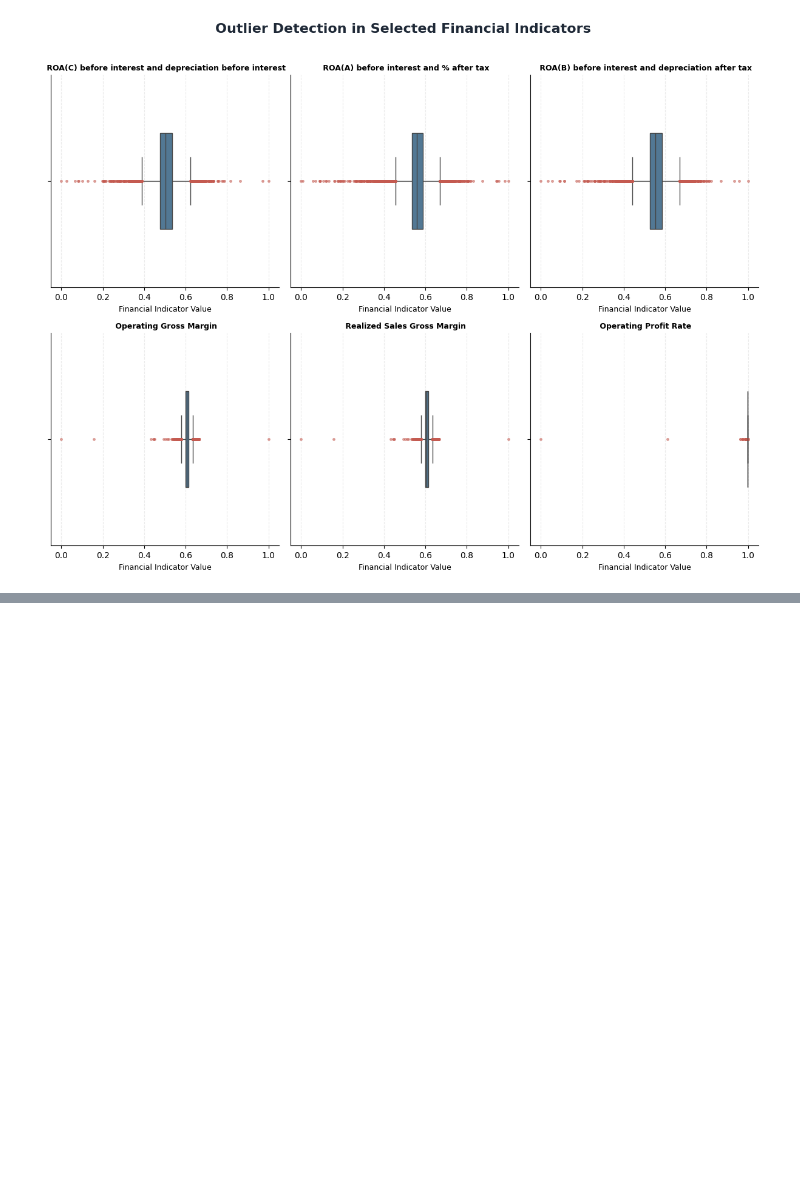
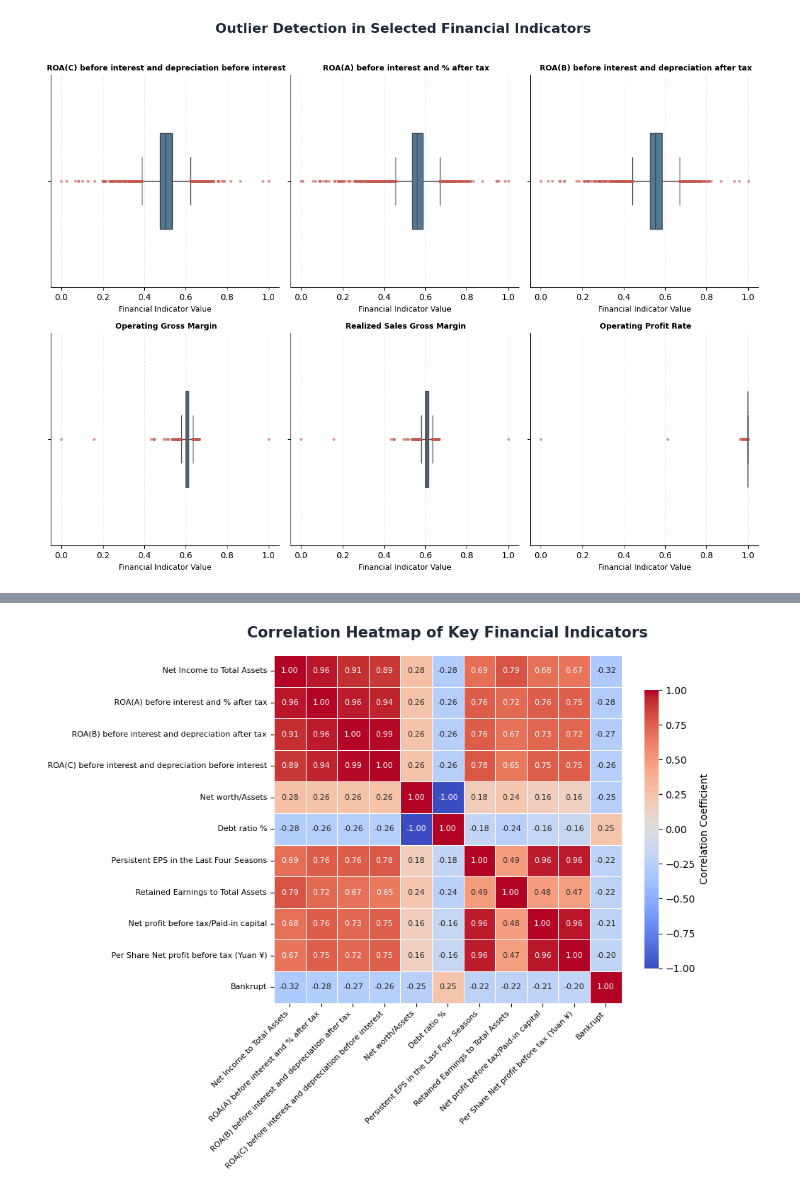
Before and after one commit to Clinton1029/bankruptcy_pred, a Jupyter notebook: Bankruptcy.ipynb, the cells around one changed output, grey strips where cells are left out. Saved outputs shown, nothing was run; the diff lists cells and outputs as text; code cells hidden in the pictures; blank space fills up the shorter version.

```diff
--- a/Bankruptcy.ipynb
+++ b/Bankruptcy.ipynb
@@ -799,0 +804,71 @@ plt.show()
+# %%
+
+# Select numerical columns from the dataset.
+numeric_columns = df.select_dtypes(include=np.number).columns.tolist()
+
+# Calculate correlations between the numerical variables.
+correlation_matrix = df[numeric_columns].corr()
+
+# Obtain each financial indicator's correlation with bankruptcy.
+target_correlations = correlation_matrix["Bankrupt"].drop("Bankrupt")
+
+# Select the ten indicators with the strongest absolute correlations.
+relevant_features = target_correlations.abs().nlargest(10).index.tolist()
+
+# Include bankruptcy status in the selected feature list.
+heatmap_features = relevant_features + ["Bankrupt"]
+
+# Calculate the correlation matrix for the selected indicators.
+relevant_correlation_matrix = correlation_matrix.loc[
+    heatmap_features, heatmap_features
+]
+
+# Create a professional heatmap figure.
+fig, ax = plt.subplots(figsize=(10, 8), facecolor="white")
+
+# Draw the heatmap with labelled correlation coefficients.
+sns.heatmap(
+    relevant_correlation_matrix,
+    annot=True,
+    fmt=".2f",
+    cmap="coolwarm",
+    center=0,
+    vmin=-1,
+    vmax=1,
+    linewidths=0.5,
+    square=True,
+    annot_kws={"size": 8},
+    cbar_kws={"shrink": 0.8, "label": "Correlation Coefficient"},
+    ax=ax
+)
+
+# Add a descriptive title.
+ax.set_title(
+    "Correlation Heatmap of Key Financial Indicators",
+    fontsize=15,
+    fontweight="bold",
+    color="#1F2937",
+    pad=18
+)
+
+# Improve the readability of horizontal and vertical labels.
+ax.set_xticklabels(
+    ax.get_xticklabels(),
+    rotation=45,
+    ha="right",
+    fontsize=8
+)
+
+ax.set_yticklabels(
+    ax.get_yticklabels(),
+    rotation=0,
+    fontsize=8
+)
+
+# Adjust spacing to prevent labels from being clipped.
+plt.tight_layout()
+
+# Display the completed heatmap.
+plt.show()
+# %% [output]
+[figure, added]
```
Also changed, not shown: parts of 1 cell of this notebook.
